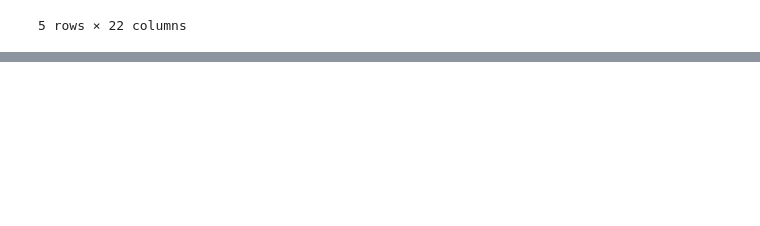
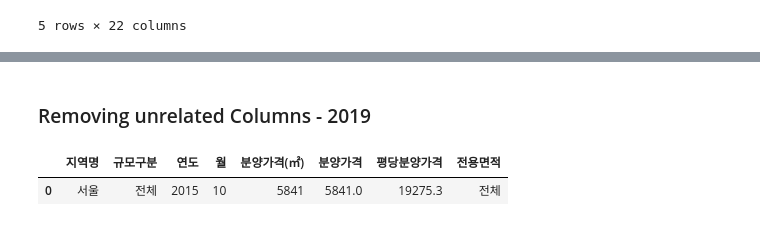
Before and after one commit to taeheelee90/seoulAPTprice, a Jupyter notebook: Real Estate Price - Sales Price (Seoul APT).ipynb, the cells around one changed output, grey strips where cells are left out. Cells and saved outputs as stored; diff of their text form; code cells hidden in the pictures; blank space fills up the shorter version.

Commit message:
Update Data Processing

```diff
--- a/Real Estate Price - Sales Price (Seoul APT).ipynb
+++ b/Real Estate Price - Sales Price (Seoul APT).ipynb
@@ -68,0 +137,12 @@ df_first.tail()
+# %%
+# 1 .astype(int) makes error due to empty string
+# df_last["분양가격(㎡)"].astype(int)
+
+# 2 pd.to_numberic() makes error due to empty string
+#pd.to_numeric(df_last["분양가격(㎡)"])
+
+# 3. add errors='coerce'
+df_last["분양가격"] = pd.to_numeric(df_last["분양가격(㎡)"], errors='coerce')
+
+# 4 Now we can use this value as float type data
+df_last["분양가격"]
@@ -68,0 +165,5 @@ df_first.tail()
+# %%
+df_last["평당분양가격"] = df_last["분양가격"] * 3.3
+
+# new column is added in the end
+df_last.head(1)
@@ -68,0 +241,10 @@ df_first.tail()
+# %%
+# .replace() applies to exactly same string only
+# .str.replace() applies to string includes given requirement
+
+# replace not important string from column for better memory mgmt and set it to new variable
+df_last["전용면적"] = df_last["규모구분"].str.replace("전용면적","")
+df_last["전용면적"] = df_last["전용면적"].str.replace("초과","~")
+df_last["전용면적"] = df_last["전용면적"].str.replace("이하", "~")
+df_last["전용면적"] = df_last["전용면적"].str.replace(" ", "").str.strip()
+df_last["전용면적"]
@@ -68,0 +264,8 @@ df_first.tail()
+# %% [markdown]
+### Removing unrelated Columns - 2019
+# %%
+# Check column names
+df_last.head
+# %% [output]
+|  | 지역명 | 규모구분 | 연도 | 월 | 분양가격(㎡) | 분양가격 | 평당분양가격 | 전용면적 |
+| 0 | 서울 | 전체 | 2015 | 10 | 5841 | 5841.0 | 19275.3 | 전체 |
```
Also changed, not shown: parts of 27 cells of this notebook.
